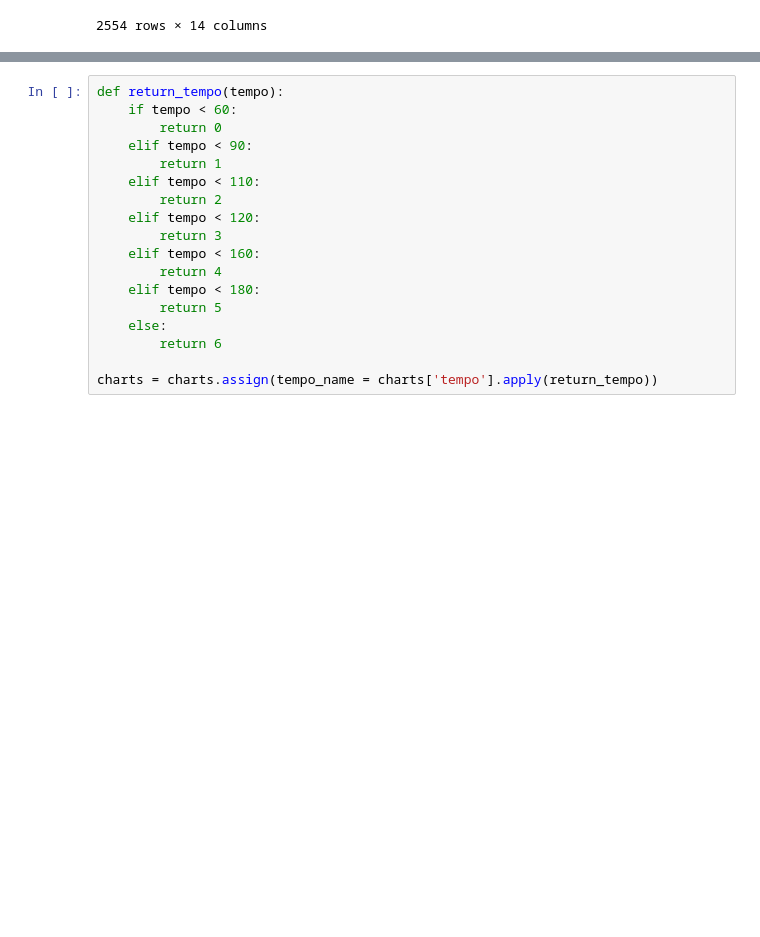
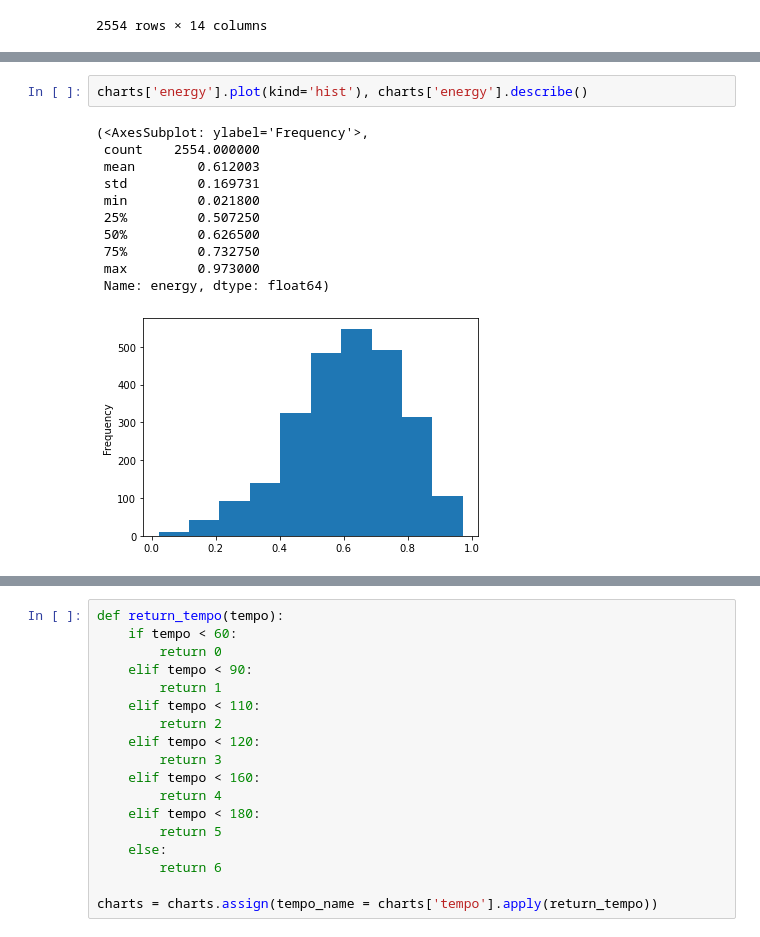
Before and after one commit to natdosan/Spotify-Persona-Clustering, a Jupyter notebook: code/src/preprocess/preprocess.ipynb, the cells around one changed output, grey strips where cells are left out. Saved outputs shown, nothing was run; the diff lists cells and outputs as text; blank space fills up the shorter version.

```diff
--- a/code/src/preprocess/preprocess.ipynb
+++ b/code/src/preprocess/preprocess.ipynb
@@ -21,0 +39,14 @@ charts
+# %%
+charts['energy'].plot(kind='hist'), charts['energy'].describe()
+# %% [output]
+(<AxesSubplot: ylabel='Frequency'>,
+ count    2554.000000
+ mean        0.612003
+ std         0.169731
+ min         0.021800
+ 25%         0.507250
+ 50%         0.626500
+ 75%         0.732750
+ max         0.973000
+ Name: energy, dtype: float64)
+[figure, added]
```
Also changed, not shown: parts of 8 cells of this notebook.
